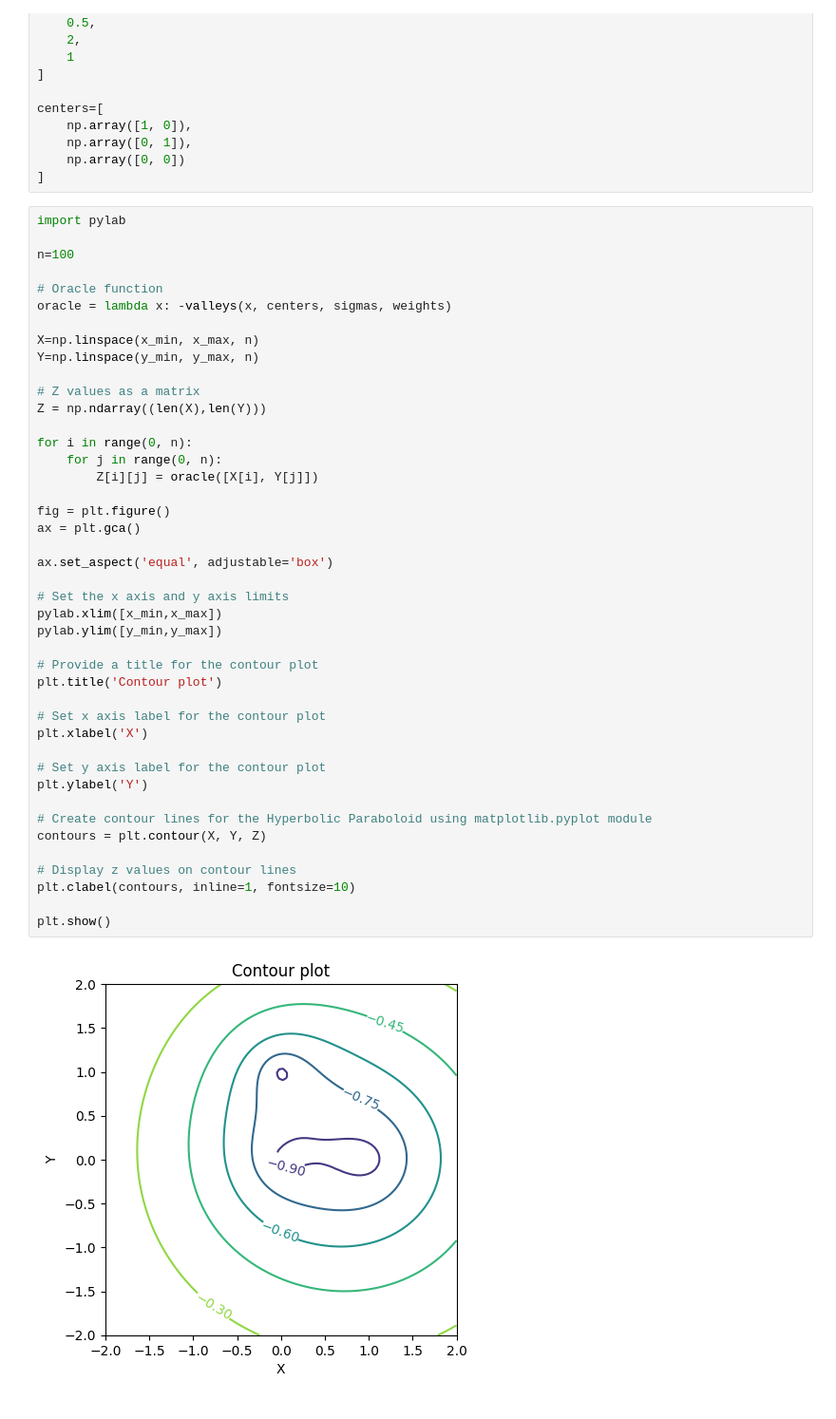
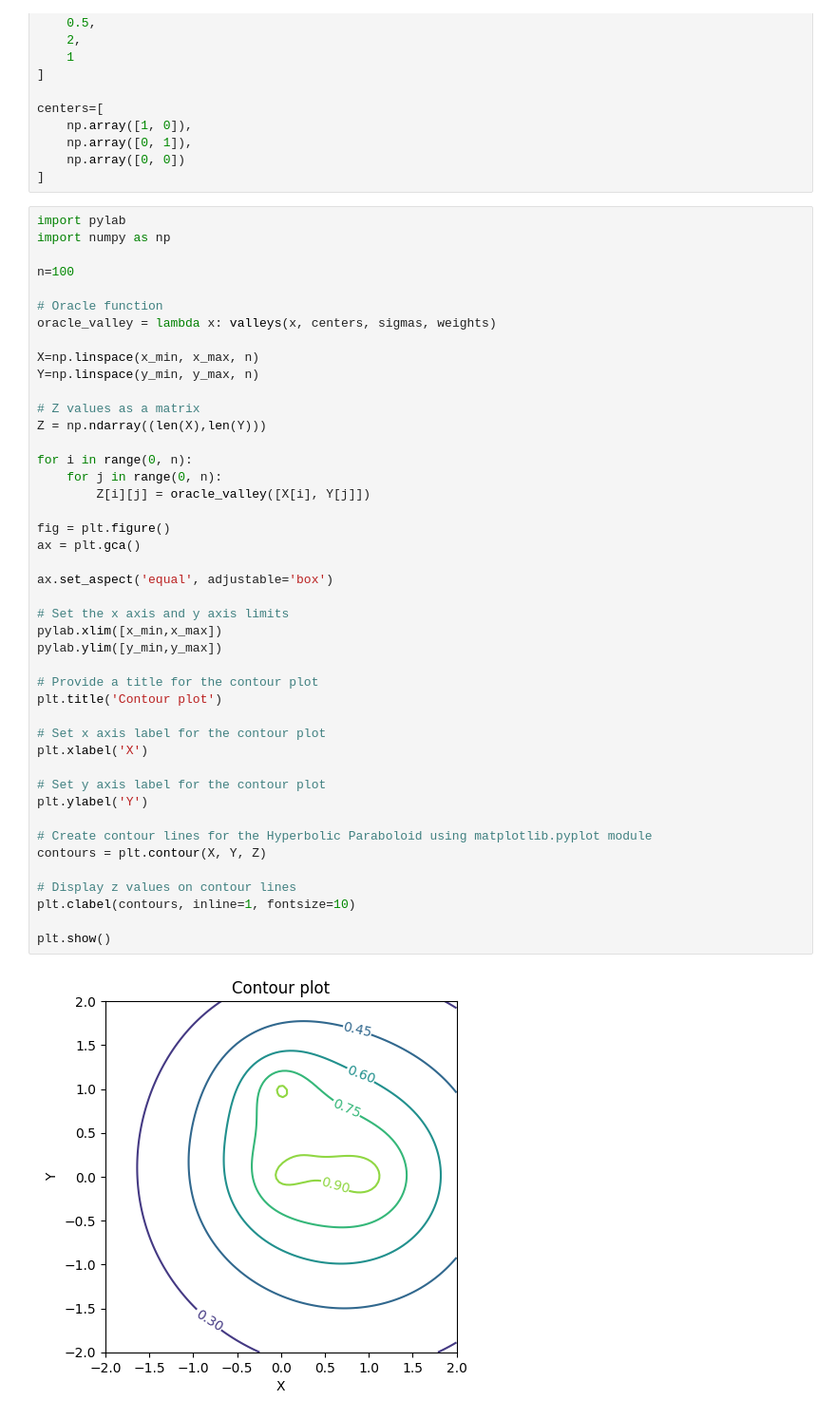
Before and after one commit to asmove/pybary, a Jupyter notebook: examples/example.ipynb, the cells around one changed output. Shown at 95% size. Saved outputs shown, nothing was run; the diff lists cells and outputs as text.

Commit message:
fix/ plot and customize oracle

```diff
--- a/examples/example.ipynb
+++ b/examples/example.ipynb
@@ -150,11 +150,12 @@ centers=[
 ]
 # %%
 import pylab
+import numpy as np
 
 n=100
 
 # Oracle function
-oracle = lambda x: -valleys(x, centers, sigmas, weights)
+oracle_valley = lambda x: valleys(x, centers, sigmas, weights)
 
 X=np.linspace(x_min, x_max, n)
 Y=np.linspace(y_min, y_max, n)
@@ -164,33 +165,33 @@ Z = np.ndarray((len(X),len(Y)))
 
 for i in range(0, n):
     for j in range(0, n):
-        Z[i][j] = oracle([X[i], Y[j]])
+        Z[i][j] = oracle_valley([X[i], Y[j]])
 
 fig = plt.figure()
 ax = plt.gca()
 
 ax.set_aspect('equal', adjustable='box')
 
 # Set the x axis and y axis limits
 pylab.xlim([x_min,x_max])
 pylab.ylim([y_min,y_max])
 
 # Provide a title for the contour plot
 plt.title('Contour plot')
 
 # Set x axis label for the contour plot
 plt.xlabel('X')
 
 # Set y axis label for the contour plot
 plt.ylabel('Y')
 
 # Create contour lines for the Hyperbolic Paraboloid using matplotlib.pyplot module
 contours = plt.contour(X, Y, Z)
 
 # Display z values on contour lines
 plt.clabel(contours, inline=1, fontsize=10)
 
 plt.show()
 # %% [output]
-[figure, old version]
+[figure, new version]
 # %%
```
Also changed, not shown: parts of 4 cells of this notebook.
